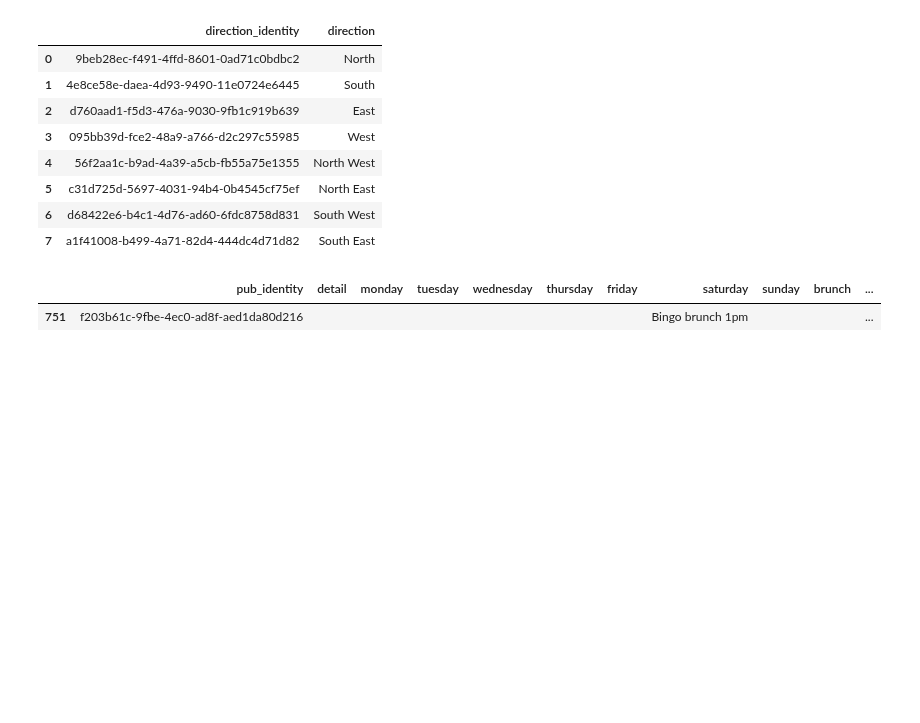
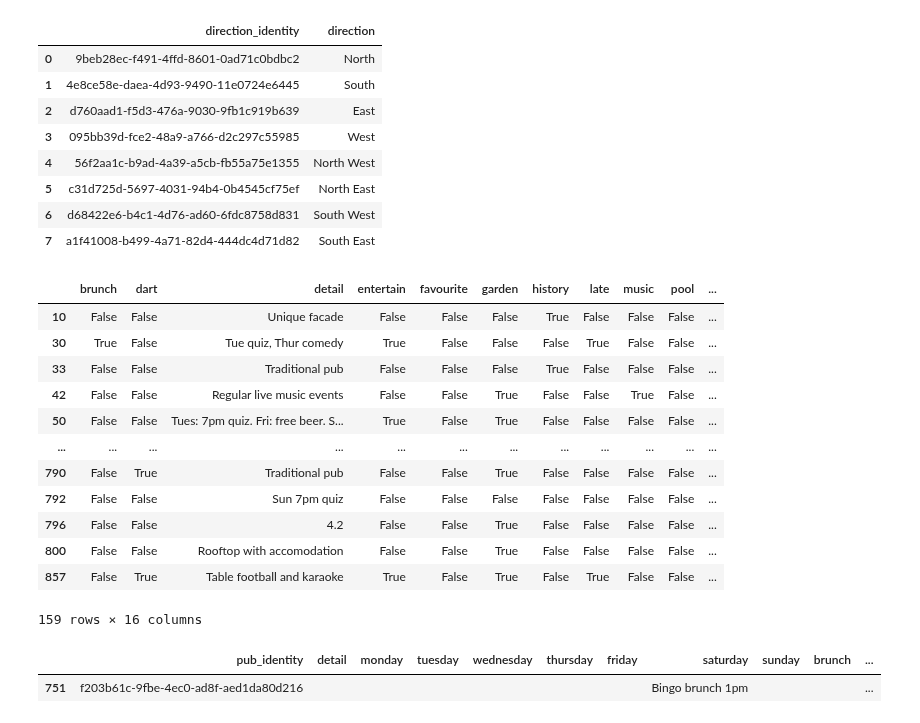
Before and after one commit to cartsmate/thepubcrawls, a Jupyter notebook: stations_edit.ipynb, the cells around one changed output. Saved outputs shown, nothing was run; the diff lists cells and outputs as text; code cells hidden in the pictures; blank space fills up the shorter version.

```diff
--- a/stations_edit.ipynb
+++ b/stations_edit.ipynb
@@ -145,36 +145,52 @@ cwd = os.getcwd()
 # df.loc[df['postcode'].str[:1] == 'N', 'direction'] = "North"
 # df.loc[df['postcode'].str[:1] == 'S', 'direction'] = "South"
 # df.loc[df['postcode'].str[:1] == 'E', 'direction'] = "East"
 # df.loc[df['postcode'].str[:1] == 'W', 'direction'] = "West"
 
 # df['col'].str.slice(0, 9)
 # df.loc[df['postcode'].str[:2].isin(['WC','EC']), 'direction'] = "Central"
 # df2 = df.loc[df['postcode'].str[:1] == 'N']
 # # df3 = df2.loc[~df2['postcode'].str[:2].isin(['W1','W2','W3','W4','W5','W6','W7','W8','W9','WC'])]
 # # df3 = df2.loc[~df2['postcode'].str[:2].isin(['E1','E2','E3','E4','E5','E6','E7','E8','E9','EC'])]
 # df3 = df2.loc[~df2['postcode'].str[:2].isin(['N1','N2','N3','N4','N5','N6','N7','N8','N9'])]
 # df3
 
 # df_new = pd.DataFrame({'direction_identity':uuid.uuid4(), 'direction_name':'Central', 'direction_deletion': False }, index=[0])
 # df2 = pd.concat([df_new, df], ignore_index=True)
 # df2
 
 import os
 import uuid
 import pandas as pd
 cwd = os.getcwd()
-# df = pd.read_csv(cwd + '/files/diary.csv')
+df = pd.read_csv(cwd + '/files/reviews.csv')
+df2 = df.loc[df['sport'] == True]
+df2
 # df = df.fillna('')
 # df = df.drop('sport', axis=1)
 # df2 = df[(df['detail'] != '') & (df['detail'] != 'TBC') & (df['detail'] != 'Outdoor seating')]
 # df2 = df[df['detail'].str.contains("music")]
 # df2 = df[df['entertain'] != '']
 # df2.head(1)
 # df.to_csv(cwd + '/files/diary.csv', index=False, sep=',', encoding='utf-8')
 
 # df.loc[df['saturday'] == 'undefined', 'saturday'] = ''
-df
-df.to_csv(cwd + '/files/diary.csv', index=False, sep=',', encoding='utf-8')
+# df
+# df.to_csv(cwd + '/files/diary.csv', index=False, sep=',', encoding='utf-8')
+# %% [output]
+|  | brunch | dart | detail | entertain | favourite | garden | history | late | music | pool | ... |
+| 10 | False | False | Unique facade | False | False | False | True | False | False | False | ... |
+| 30 | True | False | Tue quiz, Thur comedy | True | False | False | False | True | False | False | ... |
+| 33 | False | False | Traditional pub | False | False | False | True | False | False | False | ... |
+| 42 | False | False | Regular live music events | False | False | True | False | False | True | False | ... |
+| 50 | False | False | Tues: 7pm quiz. Fri: free beer. S... | True | False | True | False | False | False | False | ... |
+| ... | ... | ... | ... | ... | ... | ... | ... | ... | ... | ... | ... |
+| 790 | False | True | Traditional pub | False | False | True | False | False | False | False | ... |
+| 792 | False | False | Sun 7pm quiz | False | False | False | False | False | False | False | ... |
+| 796 | False | False | 4.2 | False | False | True | False | False | False | False | ... |
+| 800 | False | False | Rooftop with accomodation | False | False | True | False | False | False | False | ... |
+| 857 | False | True | Table football and karaoke | True | False | True | False | True | False | False | ... |
+159 rows × 16 columns
 # %%
 id = 'f203b61c-9fbe-4ec0-ad8f-aed1da80d216'
 # df.loc[df['pub_identity'] == id, 'monday'] = 'Closed'
```
Also changed, not shown: 39 other files.
